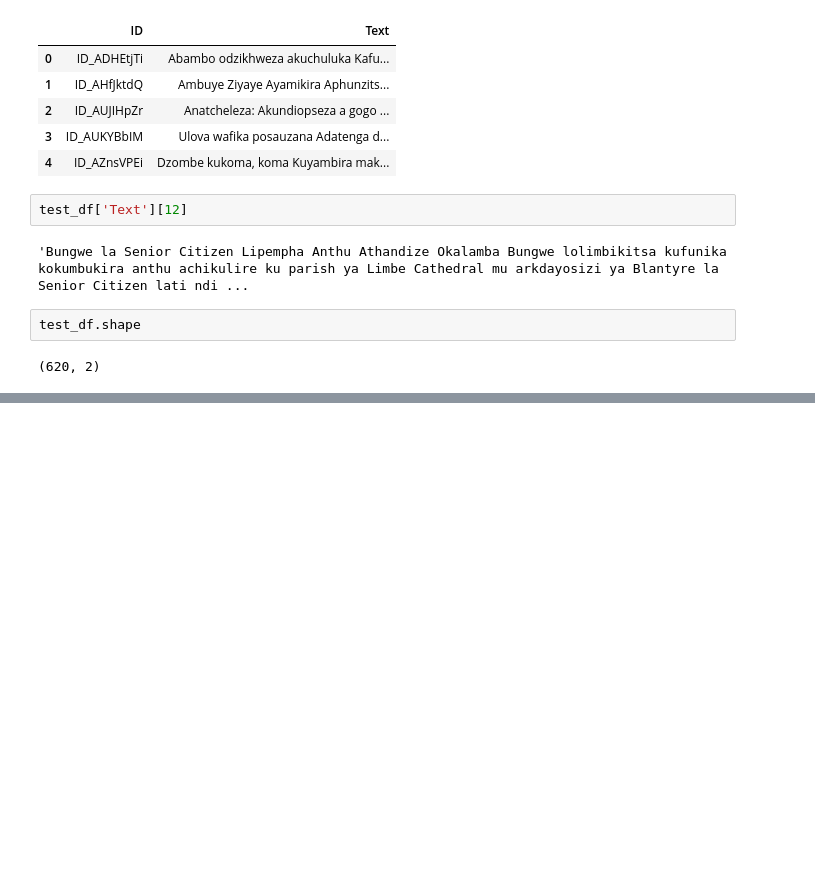
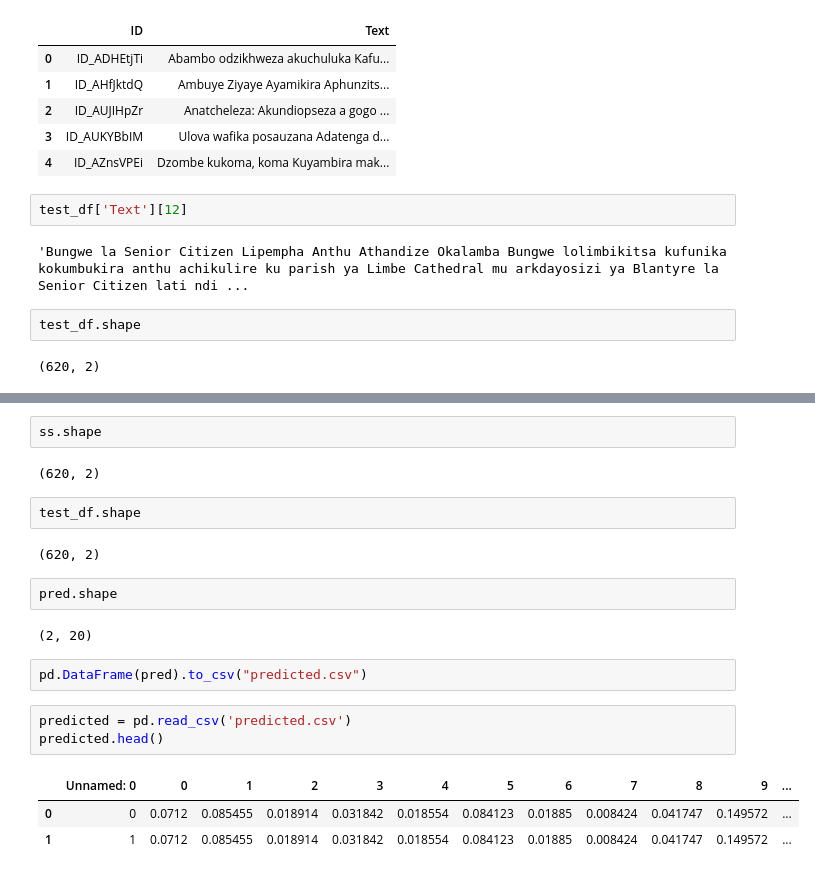
Before and after one commit to meshalalsultan/Malawi-News-Classification-Challenge, a Jupyter notebook: News_Africa.ipynb, the cells around one changed output, grey strips where cells are left out. Saved outputs shown, nothing was run; the diff lists cells and outputs as text; blank space fills up the shorter version.

```diff
--- a/News_Africa.ipynb
+++ b/News_Africa.ipynb
@@ -238,0 +273,21 @@ WARNING:tensorflow:Model was constructed with shape (None, 774) for input KerasT
+# %%
+ss.shape
+# %% [output]
+(620, 2)
+# %%
+test_df.shape
+# %% [output]
+(620, 2)
+# %%
+pred.shape
+# %% [output]
+(2, 20)
+# %%
+pd.DataFrame(pred).to_csv("predicted.csv")
+# %%
+predicted = pd.read_csv('predicted.csv')
+predicted.head()
+# %% [output]
+|  | Unnamed: 0 | 0 | 1 | 2 | 3 | 4 | 5 | 6 | 7 | 8 | 9 | ... |
+| 0 | 0 | 0.0712 | 0.085455 | 0.018914 | 0.031842 | 0.018554 | 0.084123 | 0.01885 | 0.008424 | 0.041747 | 0.149572 | ... |
+| 1 | 1 | 0.0712 | 0.085455 | 0.018914 | 0.031842 | 0.018554 | 0.084123 | 0.01885 | 0.008424 | 0.041747 | 0.149572 | ... |
```
Also changed, not shown: parts of 18 cells of this notebook, 1 other file.
